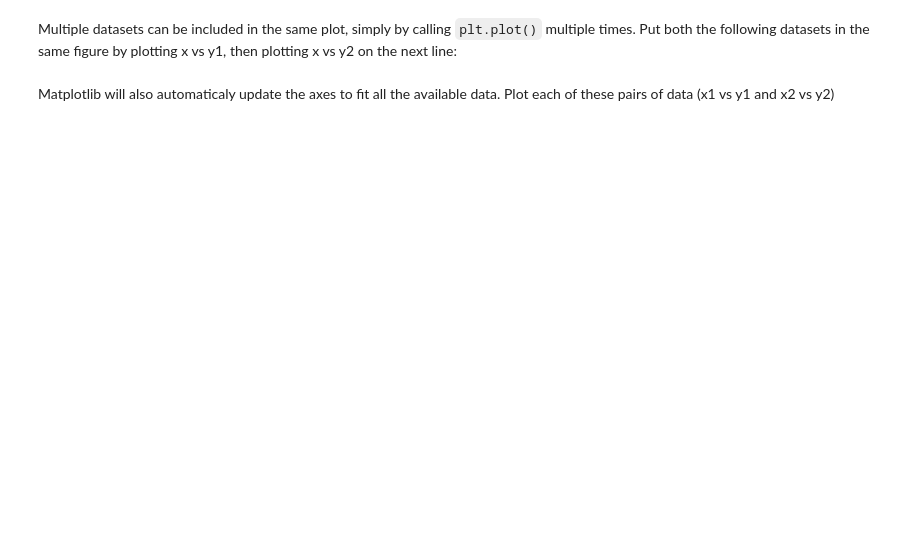
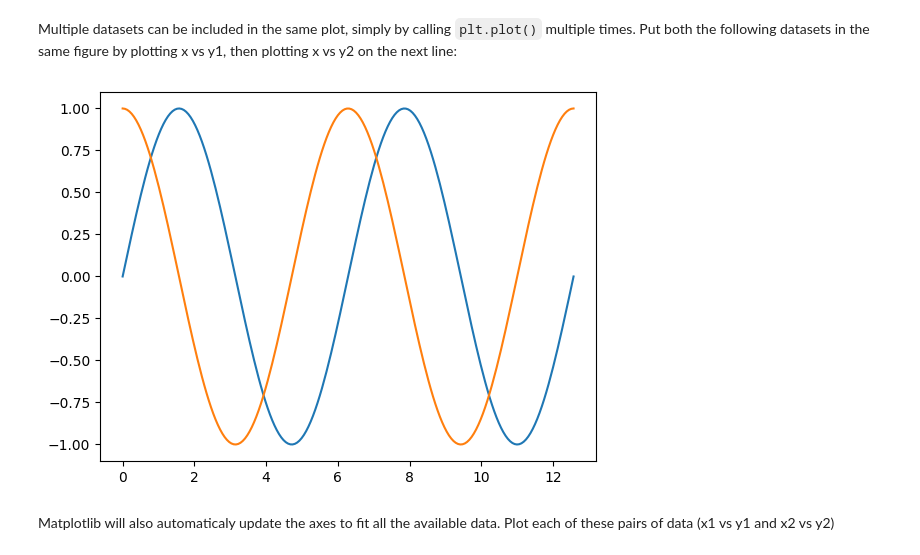
Before and after one commit to ili-s/NicksIntro2Python, a Jupyter notebook: Day1/1-5-PlottingWithMatplotlib.ipynb, the cells around one changed output. Cells and saved outputs as stored; diff of their text form; code cells hidden in the pictures; blank space fills up the shorter version.

```diff
--- a/Day1/1-5-PlottingWithMatplotlib.ipynb
+++ b/Day1/1-5-PlottingWithMatplotlib.ipynb
@@ -89,6 +105,11 @@ Multiple datasets can be included in the same plot, simply by calling `plt.plot(
 x = np.linspace(0, np.pi * 4, 200)
 y1 = np.sin(x)
 y2 = np.cos(x)
+# %%
+plt.plot(x, y1);
+plt.plot(x, y2);
+# %% [output]
+[figure, added]
 # %% [markdown]
 Matplotlib will also automaticaly update the axes to fit all the available data.  Plot each of these pairs of data (x1 vs y1 and x2 vs y2)
 # %%
```
Also changed, not shown: parts of 21 cells of this notebook, 11 other files.
